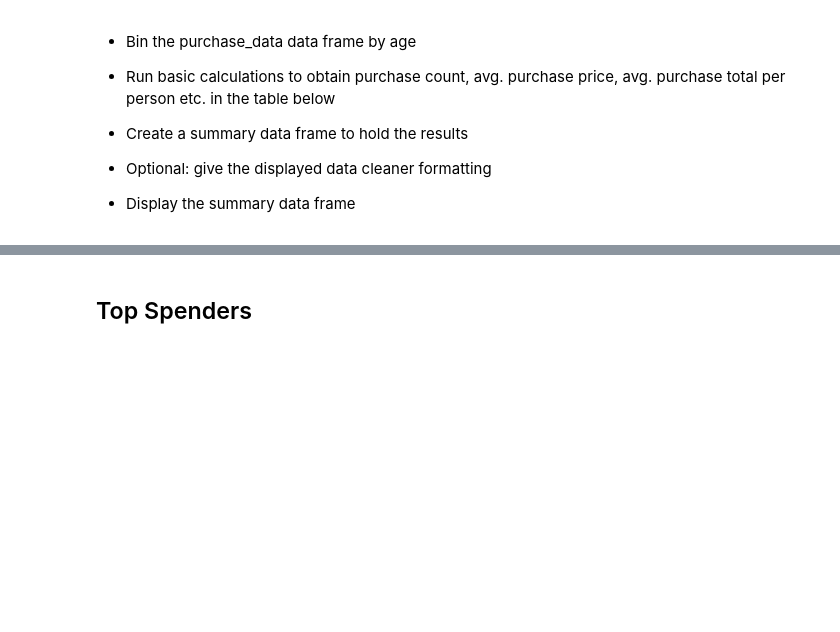
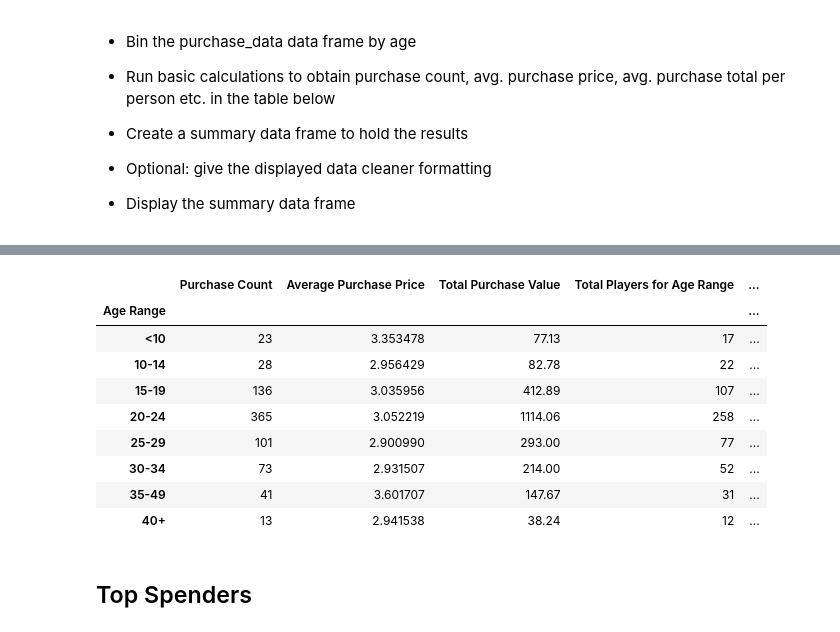
Before and after one commit to Orwellis/Bootcamp_Homework_4_Pandas, a Jupyter notebook: HeroesOfPymoli/HeroesOfPymoli_starter.ipynb, the cells around one changed output, grey strips where cells are left out. Drawn from its saved outputs; the diff is of its cells as text; code cells hidden in the pictures; blank space fills up the shorter version.

```diff
--- a/HeroesOfPymoli/HeroesOfPymoli_starter.ipynb
+++ b/HeroesOfPymoli/HeroesOfPymoli_starter.ipynb
@@ -158,0 +170,14 @@ gender_counts
+# %%
+age_data = purchase_data
+
+age_bins = np.array([0,10,15,20,25,30,35,40,100])
+bin_names = ["<10","10-14","15-19","20-24",
+             "25-29","30-34","35-49","40+"]
+
+age_data["Age Range"] = pd.cut(purchase_data["Age"],age_bins,labels = bin_names, right=False)
+
+
+age_demo = age_data.groupby("Age Range")["SN"].nunique().to_frame()
+age_demo = age_demo.rename(columns = {"SN":"Total Count"})
+age_demo["Percentage of Players"] = (age_demo["Total Count"] / age_demo["Total Count"].sum()) * 100
+age_demo
@@ -186,3 +211,44 @@ gender_counts
+# %%
+#Use the arrays defined above
+age_purchase_analysis = purchase_data
+age_purchase_analysis["Age Range"] = pd.cut(purchase_data["Age"],age_bins,labels = bin_names, right=False)
+
+#Purchase Count
+pc = age_purchase_analysis.groupby("Age Range")["Purchase ID"].count().to_frame()
+pc = pc.rename(columns = {"Purchase ID":"Purchase Count"})
+#Avgerage Purchase Price
+app = age_purchase_analysis.groupby("Age Range")["Price"].mean().to_frame()
+app = app.rename(columns = {"Price":"Average Purchase Price"})
+
+#Total Purchase Value
+tpv = age_purchase_analysis.groupby("Age Range")["Price"].sum().to_frame()
+tpv = tpv.rename(columns = {"Price":"Total Purchase Value"})
+
+#Total Players
+tp = age_purchase_analysis.groupby("Age Range")["SN"].nunique().to_frame()
+tp = tp.rename(columns = {"SN":"Total Players for Age Range"})
+tp
+
+#Merge
+first_merge = pd.merge(pc,app, on="Age Range")
+second_merge = pd.merge(tpv,tp, on="Age Range")
+age_purchase_demo = pd.merge(first_merge,second_merge,on="Age Range")
+
+#Add Avgerage Purchase Total Per Person
+age_purchase_demo["Average Purchase Total Per Person"] = age_purchase_demo["Total Purchase Value"] / age_purchase_demo["Total Players for Age Range"]
+
+age_purchase_demo
+# %% [output]
+|  | Purchase Count | Average Purchase Price | Total Purchase Value | Total Players for Age Range | ... |
+| Age Range |  |  |  |  | ... |
+| <10 | 23 | 3.353478 | 77.13 | 17 | ... |
+| 10-14 | 28 | 2.956429 | 82.78 | 22 | ... |
+| 15-19 | 136 | 3.035956 | 412.89 | 107 | ... |
+| 20-24 | 365 | 3.052219 | 1114.06 | 258 | ... |
+| 25-29 | 101 | 2.900990 | 293.00 | 77 | ... |
+| 30-34 | 73 | 2.931507 | 214.00 | 52 | ... |
+| 35-49 | 41 | 3.601707 | 147.67 | 31 | ... |
+| 40+ | 13 | 2.941538 | 38.24 | 12 | ... |
 # %% [markdown]
 ## Top Spenders
 # %% [markdown]
```
Also changed, not shown: parts of 13 cells of this notebook.
